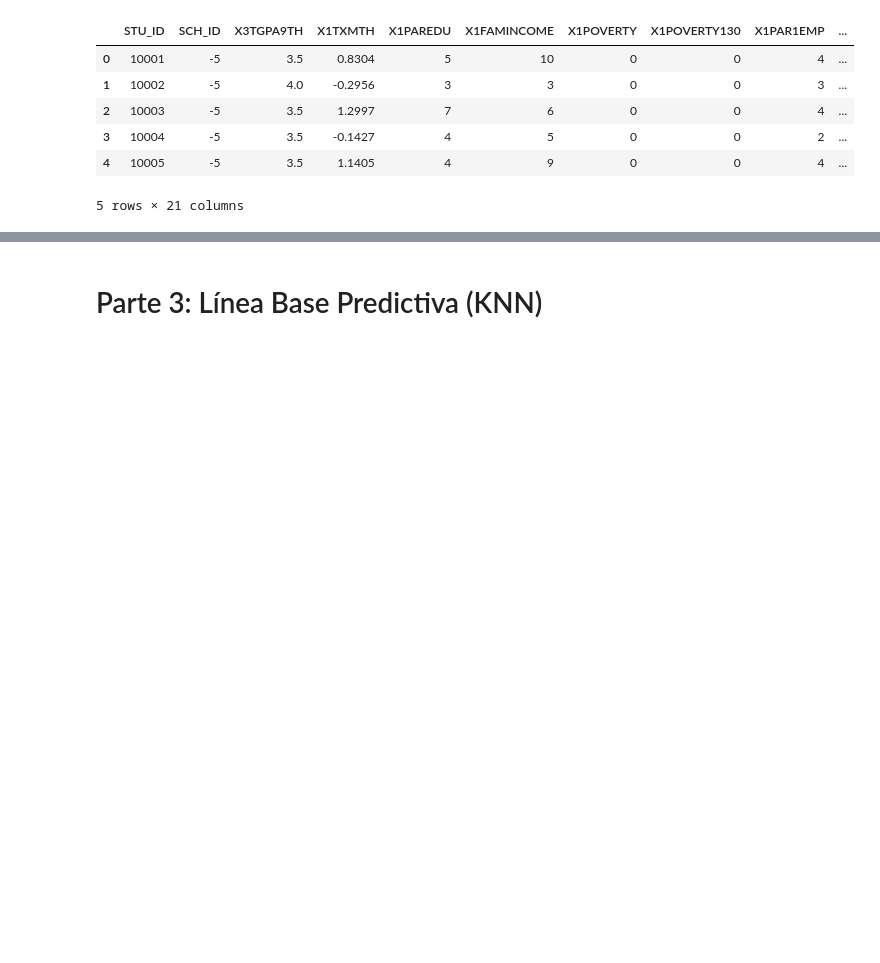
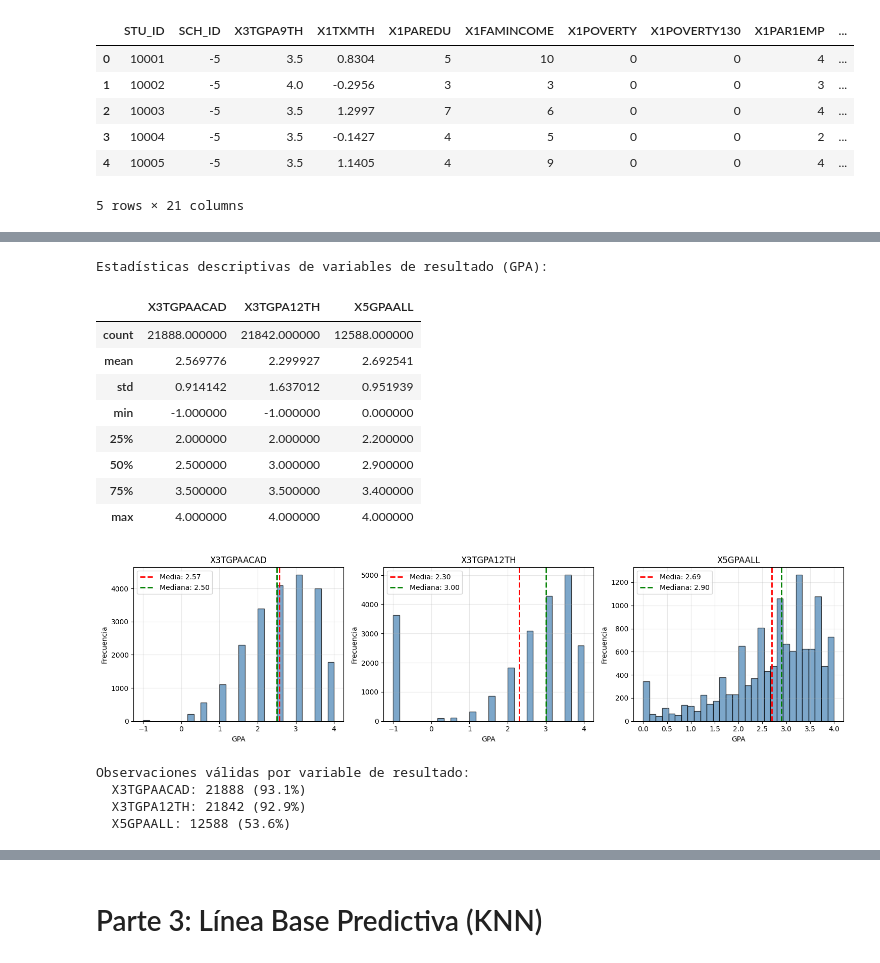
Before and after one commit to ClemoAcevedo/hsls09-causal-impact, a Jupyter notebook: Entrega Avance/avance_proyecto.ipynb, the cells around one changed output, grey strips where cells are left out. Drawn from its saved outputs; the diff is of its cells as text; code cells hidden in the pictures; blank space fills up the shorter version.

```diff
--- a/Entrega Avance/avance_proyecto.ipynb
+++ b/Entrega Avance/avance_proyecto.ipynb
@@ -149,0 +349,12 @@ df.head()
+# %%
+# variables categóricas a inspeccionar
+vars_categoricas = ['X1PAREDU', 'X1FAMINCOME', 'X1POVERTY', 'X1POVERTY130',
+                   'X1PAR1EMP', 'X1SEX', 'X1RACE', 'X5DUALCRSFLG', 'A1G9STUDY']
+
+print("Valores únicos en variables categóricas:\n")
+for var in vars_categoricas:
+    if var in df_clean.columns:
+        valores = df_clean[var].value_counts(dropna=False).sort_index()
+        print(f"\n{var}:")
+        print(valores)
+        print(f"Tipo de dato: {df_clean[var].dtype}")
@@ -149,0 +574,47 @@ df.head()
+# %%
+# estadisticas descriptivas de las variables de resultado
+outcome_vars = ['X3TGPAACAD', 'X3TGPA12TH', 'X5GPAALL']
+
+print("Estadísticas descriptivas de variables de resultado (GPA):\n")
+stats_outcome = df_processed[outcome_vars].describe()
+display(stats_outcome)
+
+# visualizacion de distribuciones
+fig, axes = plt.subplots(1, 3, figsize=(15, 4))
+
+for idx, var in enumerate(outcome_vars):
+    data = df_processed[var].dropna()
+
+    axes[idx].hist(data, bins=30, edgecolor='black', alpha=0.7, color='steelblue')
+    axes[idx].axvline(data.mean(), color='red', linestyle='--', linewidth=2, label=f'Media: {data.mean():.2f}')
+    axes[idx].axvline(data.median(), color='green', linestyle='--', linewidth=2, label=f'Mediana: {data.median():.2f}')
+    axes[idx].set_xlabel('GPA')
+    axes[idx].set_ylabel('Frecuencia')
+    axes[idx].set_title(var)
+    axes[idx].legend()
+    axes[idx].grid(alpha=0.3)
+
+plt.tight_layout()
+plt.show()
+
+print("\nObservaciones válidas por variable de resultado:")
+for var in outcome_vars:
+    n_valid = df_processed[var].notna().sum()
+    pct_valid = (n_valid / len(df_processed)) * 100
+    print(f"  {var}: {n_valid} ({pct_valid:.1f}%)")
+# %% [output]
+Estadísticas descriptivas de variables de resultado (GPA):
+|  | X3TGPAACAD | X3TGPA12TH | X5GPAALL |
+| count | 21888.000000 | 21842.000000 | 12588.000000 |
+| mean | 2.569776 | 2.299927 | 2.692541 |
+| std | 0.914142 | 1.637012 | 0.951939 |
+| min | -1.000000 | -1.000000 | 0.000000 |
+| 25% | 2.000000 | 2.000000 | 2.200000 |
+| 50% | 2.500000 | 3.000000 | 2.900000 |
+| 75% | 3.500000 | 3.500000 | 3.400000 |
+| max | 4.000000 | 4.000000 | 4.000000 |
+[figure, added]
+Observaciones válidas por variable de resultado:
+  X3TGPAACAD: 21888 (93.1%)
+  X3TGPA12TH: 21842 (92.9%)
+  X5GPAALL: 12588 (53.6%)
```
Also changed, not shown: parts of 35 cells of this notebook.
